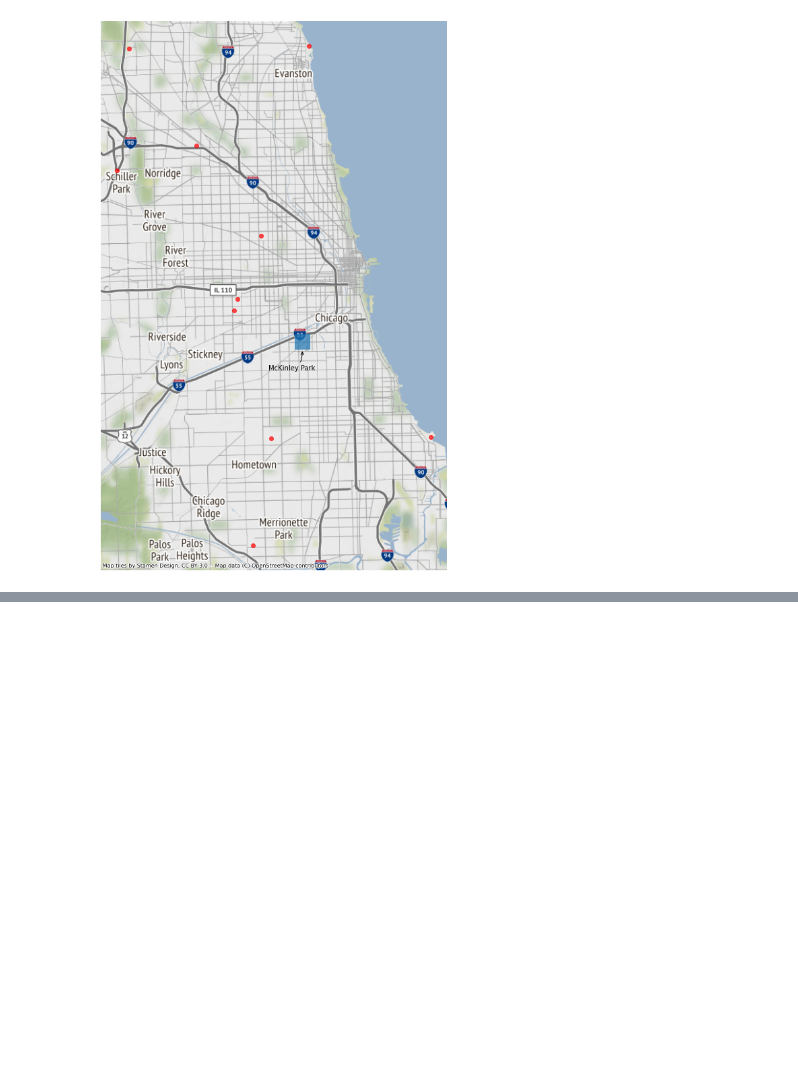
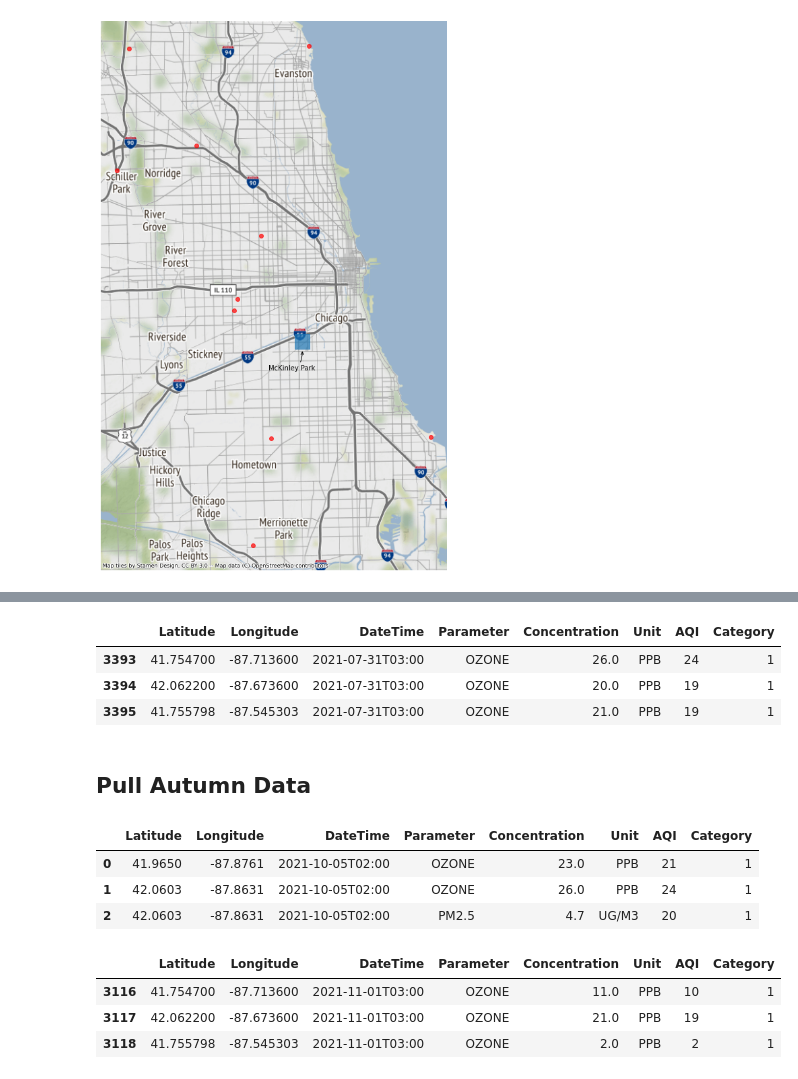
Before and after one commit to code-312/Air-Quality, a Jupyter notebook: notebooks/1.0-airnow-data-extraction.ipynb, the cells around one changed output, grey strips where cells are left out. Drawn from its saved outputs; the diff is of its cells as text; code cells hidden in the pictures; blank space fills up the shorter version.

```diff
--- a/notebooks/1.0-airnow-data-extraction.ipynb
+++ b/notebooks/1.0-airnow-data-extraction.ipynb
@@ -142,0 +175,7 @@ ax.set_axis_off()
+# %%
+airnow_summer.tail(3)
+# %% [output]
+|  | Latitude | Longitude | DateTime | Parameter | Concentration | Unit | AQI | Category |
+| 3393 | 41.754700 | -87.713600 | 2021-07-31T03:00 | OZONE | 26.0 | PPB | 24 | 1 |
+| 3394 | 42.062200 | -87.673600 | 2021-07-31T03:00 | OZONE | 20.0 | PPB | 19 | 1 |
+| 3395 | 41.755798 | -87.545303 | 2021-07-31T03:00 | OZONE | 21.0 | PPB | 19 | 1 |
@@ -142,0 +184,2 @@ ax.set_axis_off()
+# %% [markdown]
+## Pull Autumn Data
@@ -142,0 +206,14 @@ ax.set_axis_off()
+# %%
+airnow_autumn.head(3)
+# %% [output]
+|  | Latitude | Longitude | DateTime | Parameter | Concentration | Unit | AQI | Category |
+| 0 | 41.9650 | -87.8761 | 2021-10-05T02:00 | OZONE | 23.0 | PPB | 21 | 1 |
+| 1 | 42.0603 | -87.8631 | 2021-10-05T02:00 | OZONE | 26.0 | PPB | 24 | 1 |
+| 2 | 42.0603 | -87.8631 | 2021-10-05T02:00 | PM2.5 | 4.7 | UG/M3 | 20 | 1 |
+# %%
+airnow_autumn.tail(3)
+# %% [output]
+|  | Latitude | Longitude | DateTime | Parameter | Concentration | Unit | AQI | Category |
+| 3116 | 41.754700 | -87.713600 | 2021-11-01T03:00 | OZONE | 11.0 | PPB | 10 | 1 |
+| 3117 | 42.062200 | -87.673600 | 2021-11-01T03:00 | OZONE | 21.0 | PPB | 19 | 1 |
+| 3118 | 41.755798 | -87.545303 | 2021-11-01T03:00 | OZONE | 2.0 | PPB | 2 | 1 |
```
Also changed, not shown: parts of 13 cells of this notebook, 2 other files.
